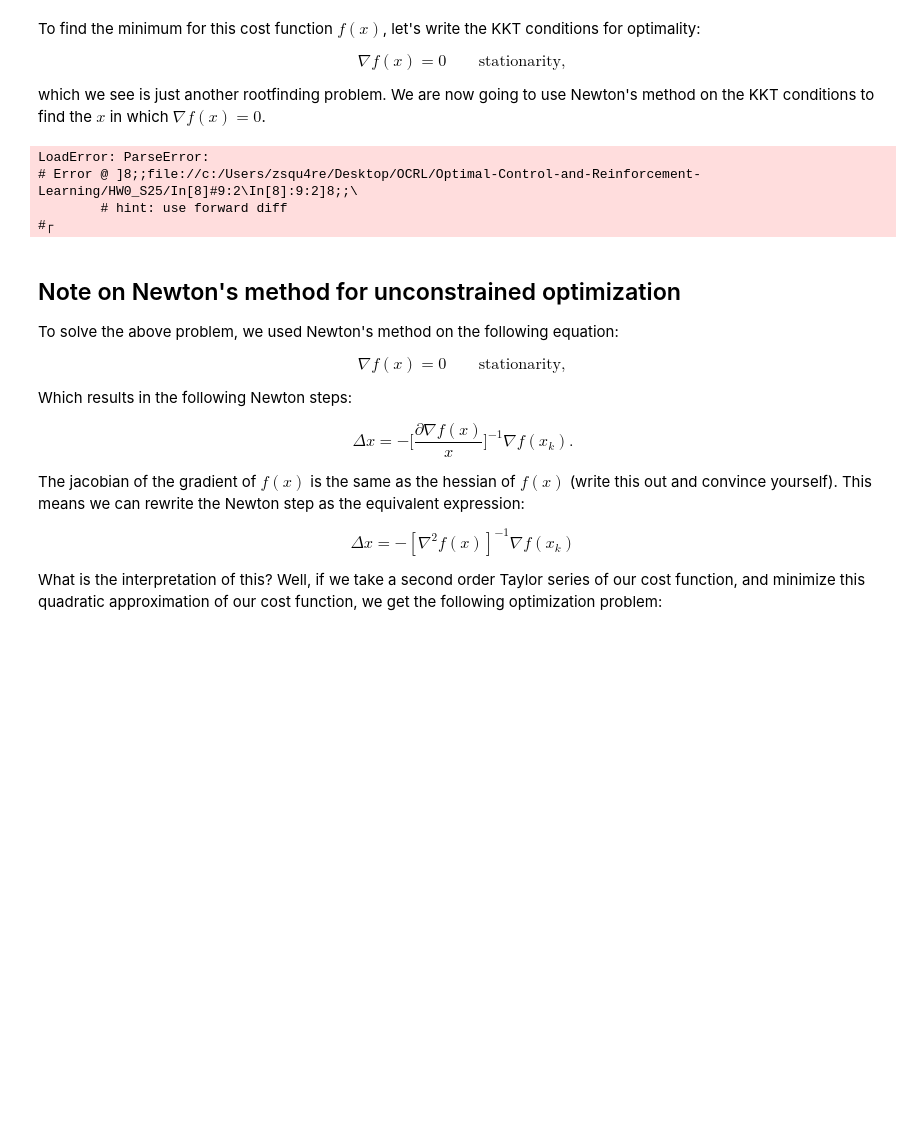
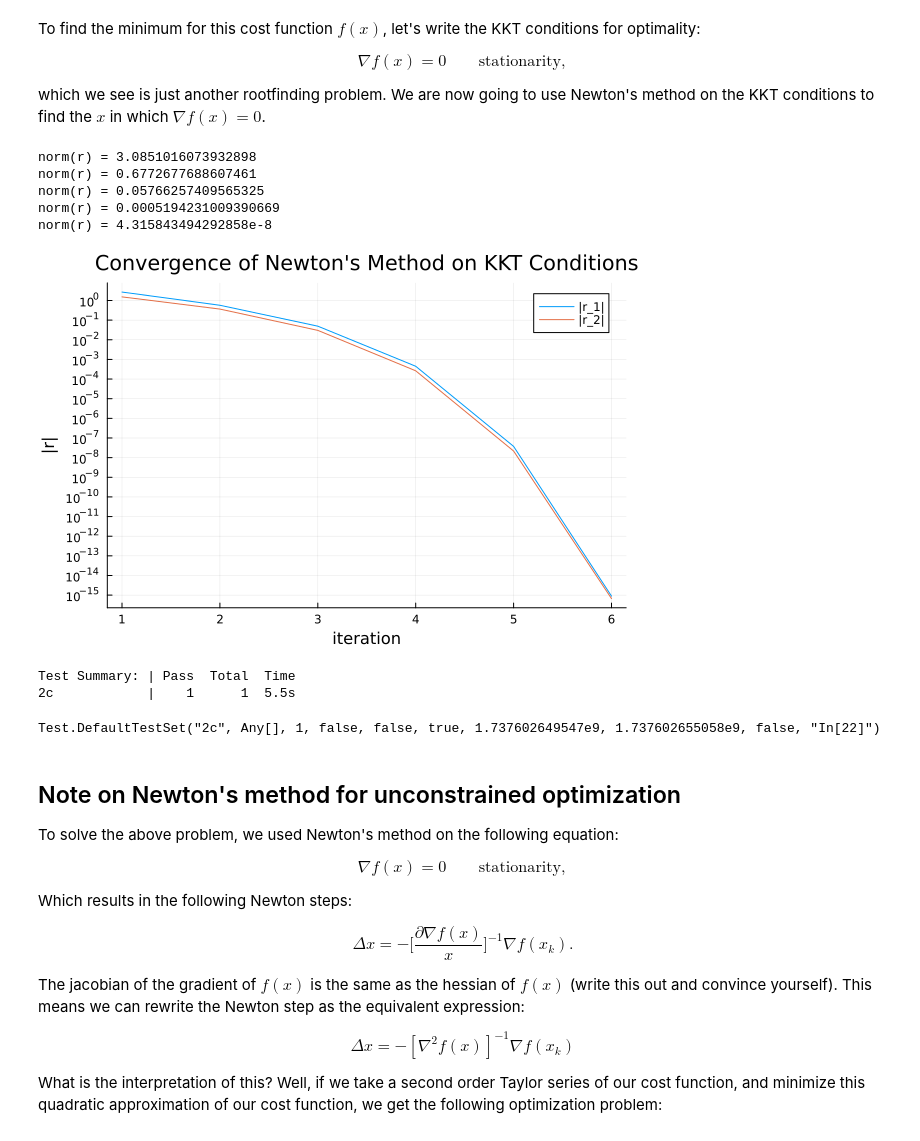
Before and after one commit to zsqu4re/Optimal-Control-and-Reinforcement-Learning, a Jupyter notebook: HW0_S25/Q2.ipynb, the cells around one changed output. Cells and saved outputs as stored; diff of their text form; code cells hidden in the pictures; blank space fills up the shorter version.

```diff
--- a/HW0_S25/Q2.ipynb
+++ b/HW0_S25/Q2.ipynb
@@ -209,42 +209,43 @@ which we see is just another rootfinding problem. We are now going to use Newton
 # %%
 @testset "2c" begin
     Q = [1.65539  2.89376; 2.89376  6.51521];
     q = [2;-3]
     f(x) = 0.5*x'*Q*x + q'*x + exp(-1.3*x[1] + 0.3*x[2]^2)
 
     function kkt_conditions(x)
         # TODO: return the stationarity condition for the cost function f (∇f(x))
         # hint: use forward diff
-'
-
-
-
-
-        return zeros(length(x))
+        ∇f = FD.gradient(f,x)
+        return ∇f
     end
 
     residual_fx(_x) = kkt_conditions(_x)
 
     x0 = [-0.9512129986081451, 0.8061342694354091]
     X = newtons_method(x0, residual_fx; max_iters = 10)
     R = residual_fx.(X) # the . evaluates the function at each element of the array
 
     Rp = [[abs(R[i][ii]) for i = 1:length(R)] for ii = 1:length(R[1])] # this gets abs of each term at each iteration
 
     # tests
     @test norm(R[end])<1e-10;
 
     plot(Rp[1],yaxis=:log,ylabel = "|r|",xlabel = "iteration",
          yticks= [1.0*10.0^(-x) for x = float(15:-1:-2)],
          title = "Convergence of Newton's Method on KKT Conditions",label = "|r_1|")
     display(plot!(Rp[2],label = "|r_2|"))
 
 end
 # %% [output]
-LoadError: ParseError:
-# Error @ ]8;;file://c:/Users/zsqu4re/Desktop/OCRL/Optimal-Control-and-Reinforcement-Learning/HW0_S25/In[8]#9:2\In[8]:9:2]8;;\
-        # hint: use forward diff
-#┌
+norm(r) = 3.0851016073932898
+norm(r) = 0.6772677688607461
+norm(r) = 0.05766257409565325
+norm(r) = 0.0005194231009390669
+norm(r) = 4.315843494292858e-8
+[figure, added]
+Test Summary: | Pass  Total  Time
+2c            |    1      1  5.5s
+Test.DefaultTestSet("2c", Any[], 1, false, false, true, 1.737602649547e9, 1.737602655058e9, false, "In[22]")
 # %% [markdown]
 ## Note on Newton's method for unconstrained optimization
 To solve the above problem, we used Newton's method on the following equation:
```
Also changed, not shown: parts of 2 cells of this notebook.
